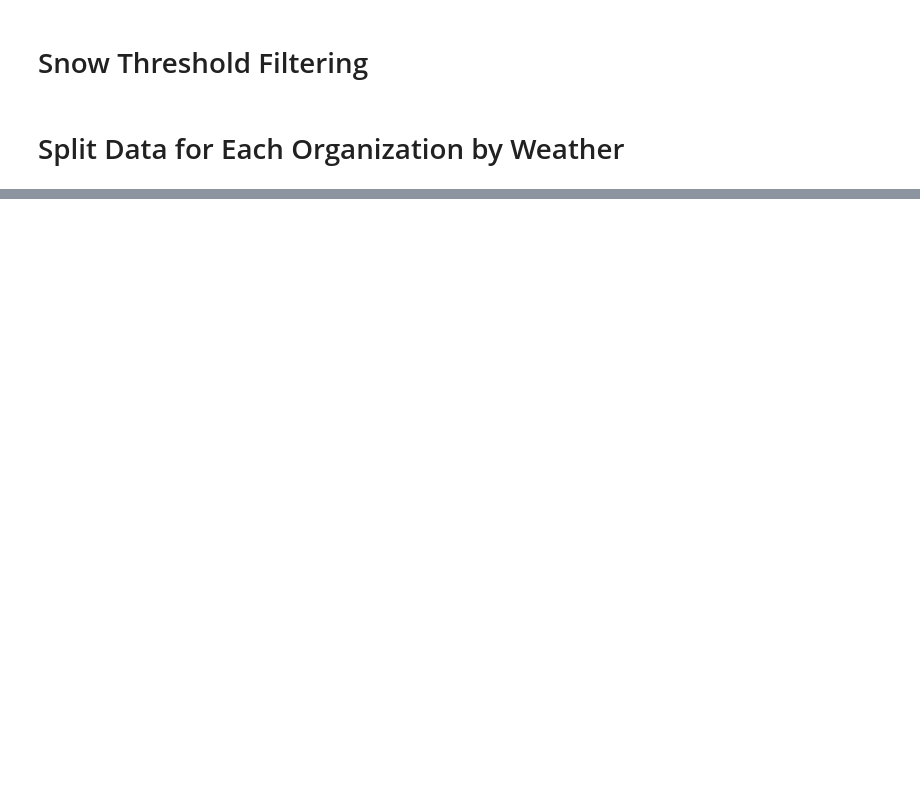
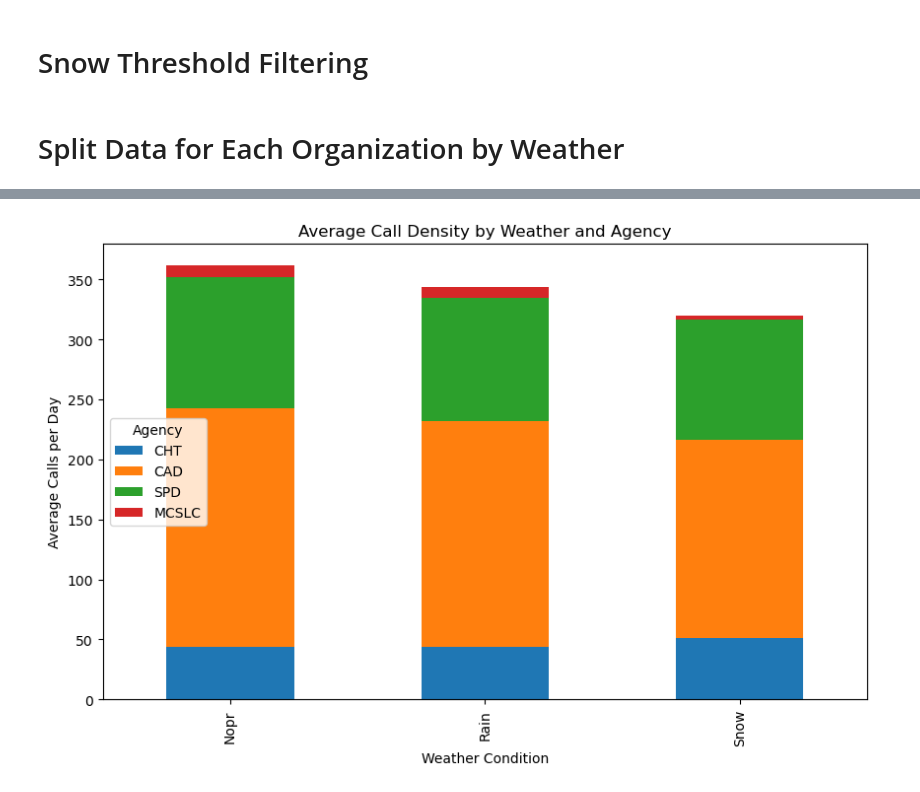
Before and after one commit to AchieveMars88/CAHOOTS-MCSLSC-EPD-SPD-Emergency-Response-Data-Analysis, a Jupyter notebook: analysis/analysis.ipynb, the cells around one changed output, grey strips where cells are left out. Cells and saved outputs as stored; diff of their text form; code cells hidden in the pictures; blank space fills up the shorter version.

```diff
--- a/analysis/analysis.ipynb
+++ b/analysis/analysis.ipynb
@@ -22,4 +24,7 @@ CAD_Data = pd.read_csv("../cleaning/Eugene_CAD_Data/CAD_CLEAN.csv")
 SPD_Data = pd.read_csv("../cleaning/Springfield_SPD_Data/SPD_CLEAN.csv")
 MCSLC_Data = pd.read_csv("../cleaning/MCSLC_Data/MCSLC_CLEAN.csv")
 
-# Reading in datasets below:
+# Extract date from the Call Time column for new column. No hour or minute component.
+CAD_Data['Date'] = pd.to_datetime(CAD_Data['Call Time']).dt.date
+SPD_Data['Date'] = pd.to_datetime(SPD_Data['Call Time']).dt.date
+MCSLC_Data['Date'] = pd.to_datetime(MCSLC_Data['Call Time']).dt.date
@@ -49,0 +444,38 @@ MCSLC_Data_Snow = MCSLC_Data[MCSLC_Data["Precipitation Type"] == "snow"]
+# %%
+# Stacked barplot of 4 agencies by call density for each weather type average calls per day.
+# Weather is x axis and average calls per day is y axis with 4 bars for each weather type representing the 4 agencies.
+
+# Prepare data for stacked bar chart.
+Stacked_Bar_Chart_Data = pd.DataFrame({
+    "Weather": ["Nopr", "Rain", "Snow"],
+    "CHT": [
+        Average_Call_Density_CHT_NoPrecip,
+        Average_Call_Density_CHT_Rain,
+        Average_Call_Density_CHT_Snow
+    ],
+    "CAD": [
+        Average_Call_Density_CAD_NoPrecip,
+        Average_Call_Density_CAD_Rain,
+        Average_Call_Density_CAD_Snow
+    ],
+    "SPD": [
+        Average_Call_Density_SPD_NoPrecip,
+        Average_Call_Density_SPD_Rain,
+        Average_Call_Density_SPD_Snow
+    ],
+    "MCSLC": [
+        Average_Call_Density_MCSLC_NoPrecip,
+        Average_Call_Density_MCSLC_Rain,
+        Average_Call_Density_MCSLC_Snow
+    ]
+})
+
+Stacked_Bar_Chart_Data.set_index("Weather", inplace=True)
+Stacked_Bar_Chart_Data.plot(kind="bar", stacked=True, figsize=(10, 6))
+plt.title("Average Call Density by Weather and Agency")
+plt.xlabel("Weather Condition")
+plt.ylabel("Average Calls per Day")
+plt.legend(title="Agency")
+plt.show()
+# %% [output]
+[figure, added]
```
Also changed, not shown: parts of 24 cells of this notebook, 6 other files.
